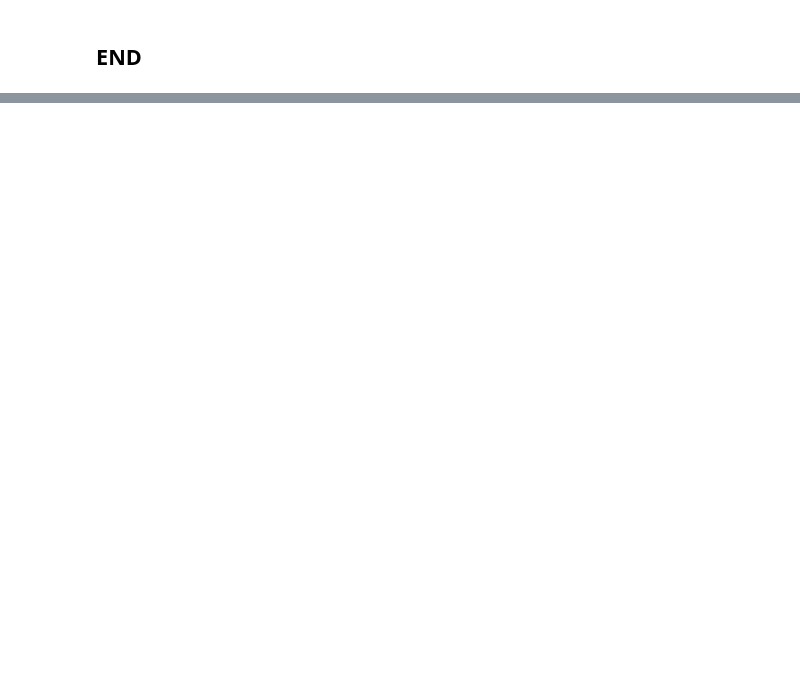
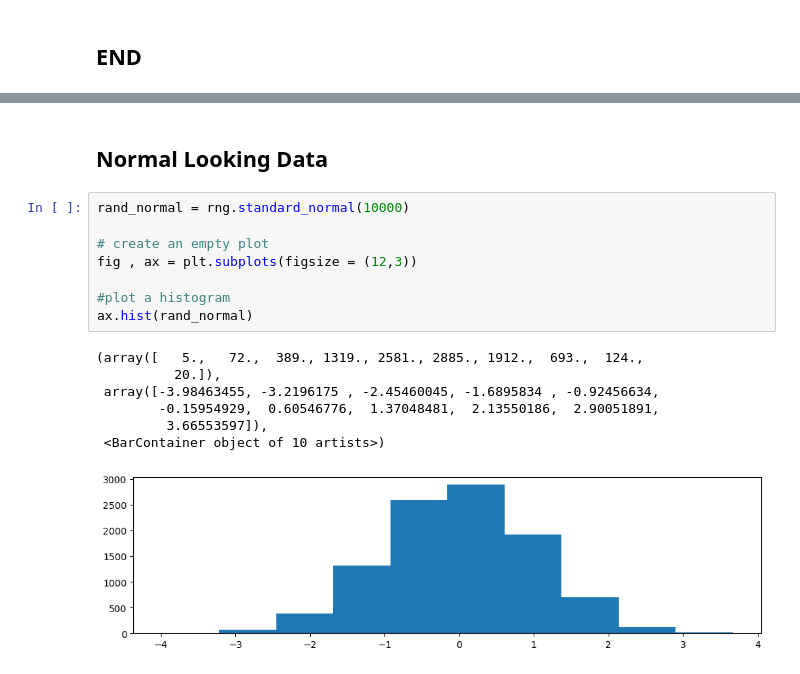
Before and after one commit to EvanPresto/fundamentals_data, a Jupyter notebook: random_num.ipynb, the cells around one changed output, grey strips where cells are left out. Drawn from its saved outputs; the diff is of its cells as text; blank space fills up the shorter version.

```diff
--- a/random_num.ipynb
+++ b/random_num.ipynb
@@ -91,0 +203,18 @@ array([4, 8, 2, 9, 5, 6, 5, 2, 7, 7, 6, 4, 8, 2, 7])
+# %% [markdown]
+## Normal Looking Data
+# %%
+rand_normal = rng.standard_normal(10000)
+
+# create an empty plot
+fig , ax = plt.subplots(figsize = (12,3))
+
+#plot a histogram
+ax.hist(rand_normal)
+# %% [output]
+(array([   5.,   72.,  389., 1319., 2581., 2885., 1912.,  693.,  124.,
+          20.]),
+ array([-3.98463455, -3.2196175 , -2.45460045, -1.6895834 , -0.92456634,
+        -0.15954929,  0.60546776,  1.37048481,  2.13550186,  2.90051891,
+         3.66553597]),
+ <BarContainer object of 10 artists>)
+[figure, added]
```
Also changed, not shown: parts of 13 cells of this notebook.
